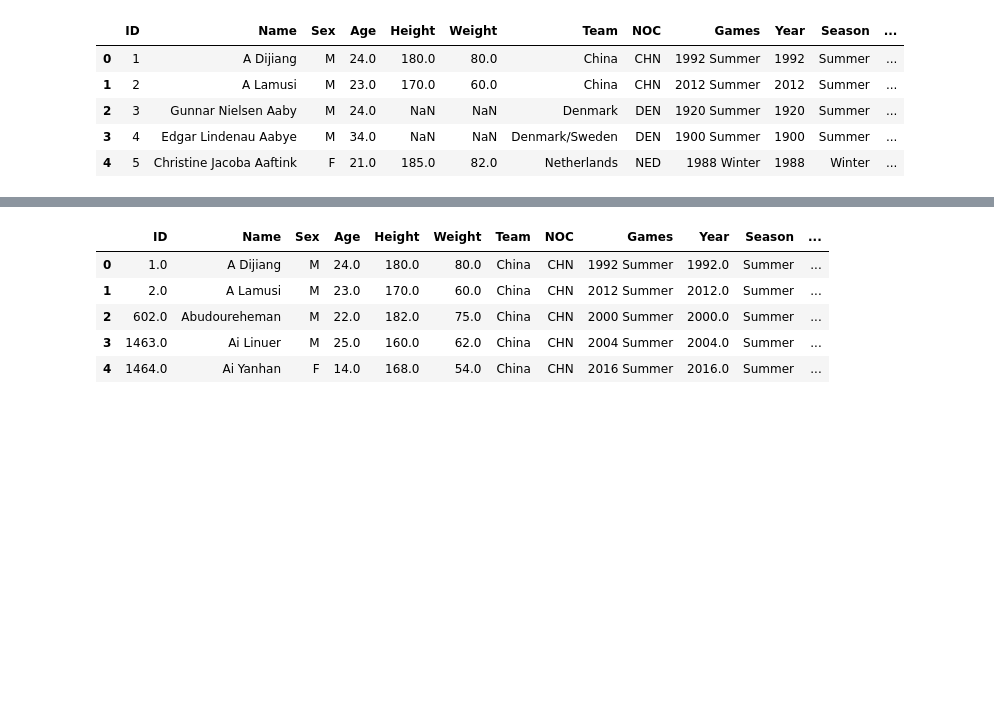
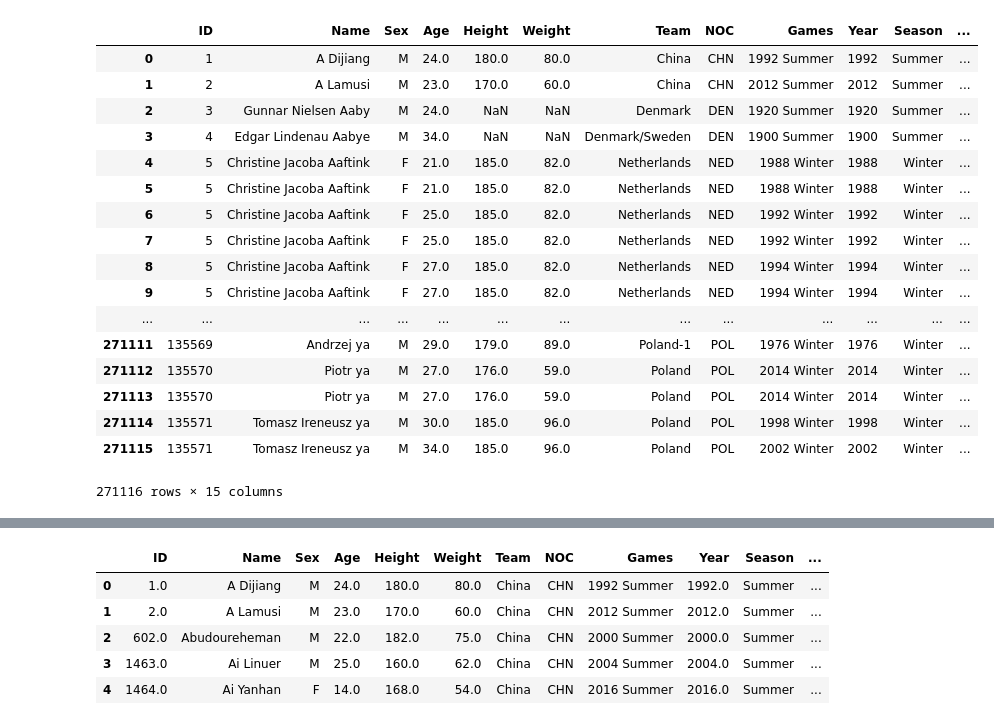
Before and after one commit to Kev-clark/Project-2, a Jupyter notebook: CVS_to_SQLite.ipynb, the cells around one changed output, grey strips where cells are left out. Cells and saved outputs as stored; diff of their text form; code cells hidden in the pictures; blank space fills up the shorter version.

```diff
--- a/CVS_to_SQLite.ipynb
+++ b/CVS_to_SQLite.ipynb
@@ -5,12 +5,24 @@ df_1 = pd.read_csv("data/athlete_events.csv")
 df_2 = pd.read_csv("data/noc_regions.csv")
 df_3 = pd.read_csv("data/countries.csv")
 # %%
-df_1.head()
+df_1
 # %% [output]
 |  | ID | Name | Sex | Age | Height | Weight | Team | NOC | Games | Year | Season | ... |
 | 0 | 1 | A Dijiang | M | 24.0 | 180.0 | 80.0 | China | CHN | 1992 Summer | 1992 | Summer | ... |
 | 1 | 2 | A Lamusi | M | 23.0 | 170.0 | 60.0 | China | CHN | 2012 Summer | 2012 | Summer | ... |
 | 2 | 3 | Gunnar Nielsen Aaby | M | 24.0 | NaN | NaN | Denmark | DEN | 1920 Summer | 1920 | Summer | ... |
 | 3 | 4 | Edgar Lindenau Aabye | M | 34.0 | NaN | NaN | Denmark/Sweden | DEN | 1900 Summer | 1900 | Summer | ... |
 | 4 | 5 | Christine Jacoba Aaftink | F | 21.0 | 185.0 | 82.0 | Netherlands | NED | 1988 Winter | 1988 | Winter | ... |
+| 5 | 5 | Christine Jacoba Aaftink | F | 21.0 | 185.0 | 82.0 | Netherlands | NED | 1988 Winter | 1988 | Winter | ... |
+| 6 | 5 | Christine Jacoba Aaftink | F | 25.0 | 185.0 | 82.0 | Netherlands | NED | 1992 Winter | 1992 | Winter | ... |
+| 7 | 5 | Christine Jacoba Aaftink | F | 25.0 | 185.0 | 82.0 | Netherlands | NED | 1992 Winter | 1992 | Winter | ... |
+| 8 | 5 | Christine Jacoba Aaftink | F | 27.0 | 185.0 | 82.0 | Netherlands | NED | 1994 Winter | 1994 | Winter | ... |
+| 9 | 5 | Christine Jacoba Aaftink | F | 27.0 | 185.0 | 82.0 | Netherlands | NED | 1994 Winter | 1994 | Winter | ... |
+| ... | ... | ... | ... | ... | ... | ... | ... | ... | ... | ... | ... | ... |
+| 271111 | 135569 | Andrzej ya | M | 29.0 | 179.0 | 89.0 | Poland-1 | POL | 1976 Winter | 1976 | Winter | ... |
+| 271112 | 135570 | Piotr ya | M | 27.0 | 176.0 | 59.0 | Poland | POL | 2014 Winter | 2014 | Winter | ... |
+| 271113 | 135570 | Piotr ya | M | 27.0 | 176.0 | 59.0 | Poland | POL | 2014 Winter | 2014 | Winter | ... |
+| 271114 | 135571 | Tomasz Ireneusz ya | M | 30.0 | 185.0 | 96.0 | Poland | POL | 1998 Winter | 1998 | Winter | ... |
+| 271115 | 135571 | Tomasz Ireneusz ya | M | 34.0 | 185.0 | 96.0 | Poland | POL | 2002 Winter | 2002 | Winter | ... |
+271116 rows × 15 columns
 # %%
```
Also changed, not shown: parts of 10 cells of this notebook, 4 other files.
